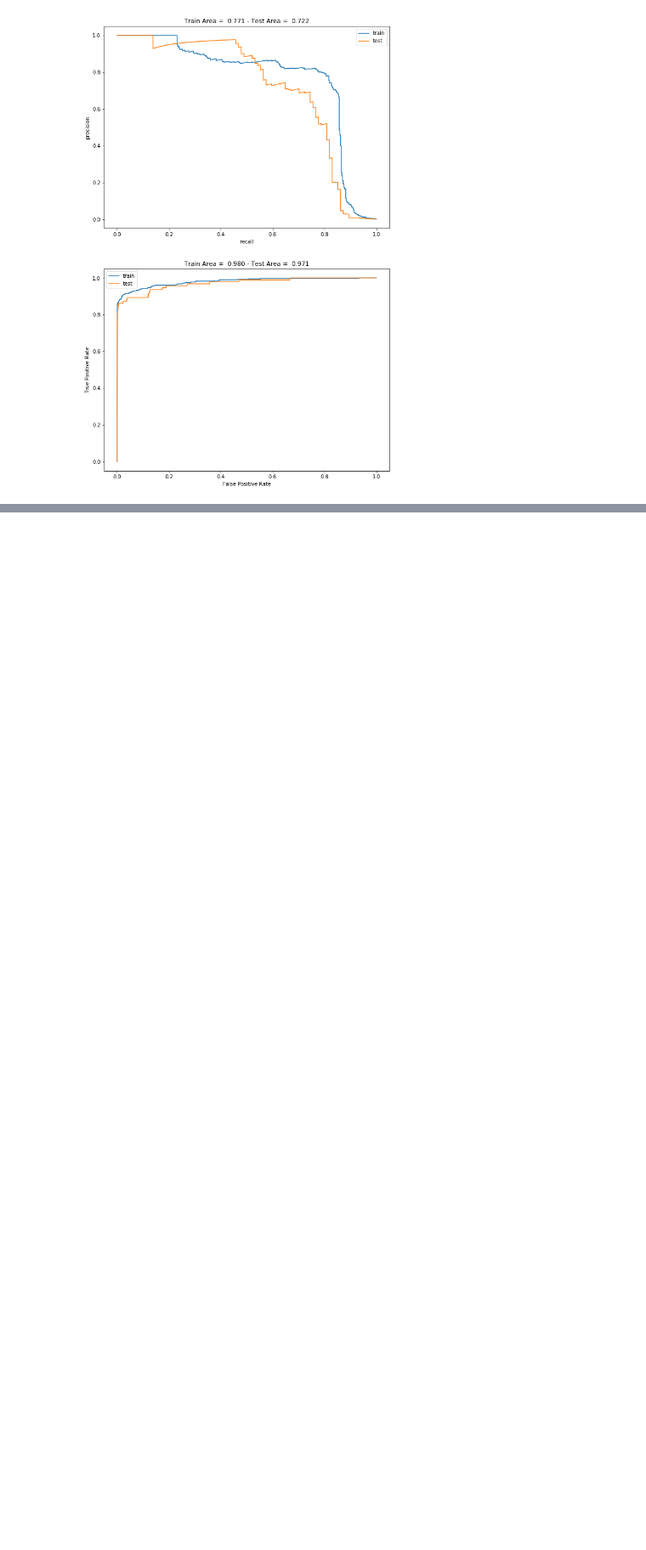
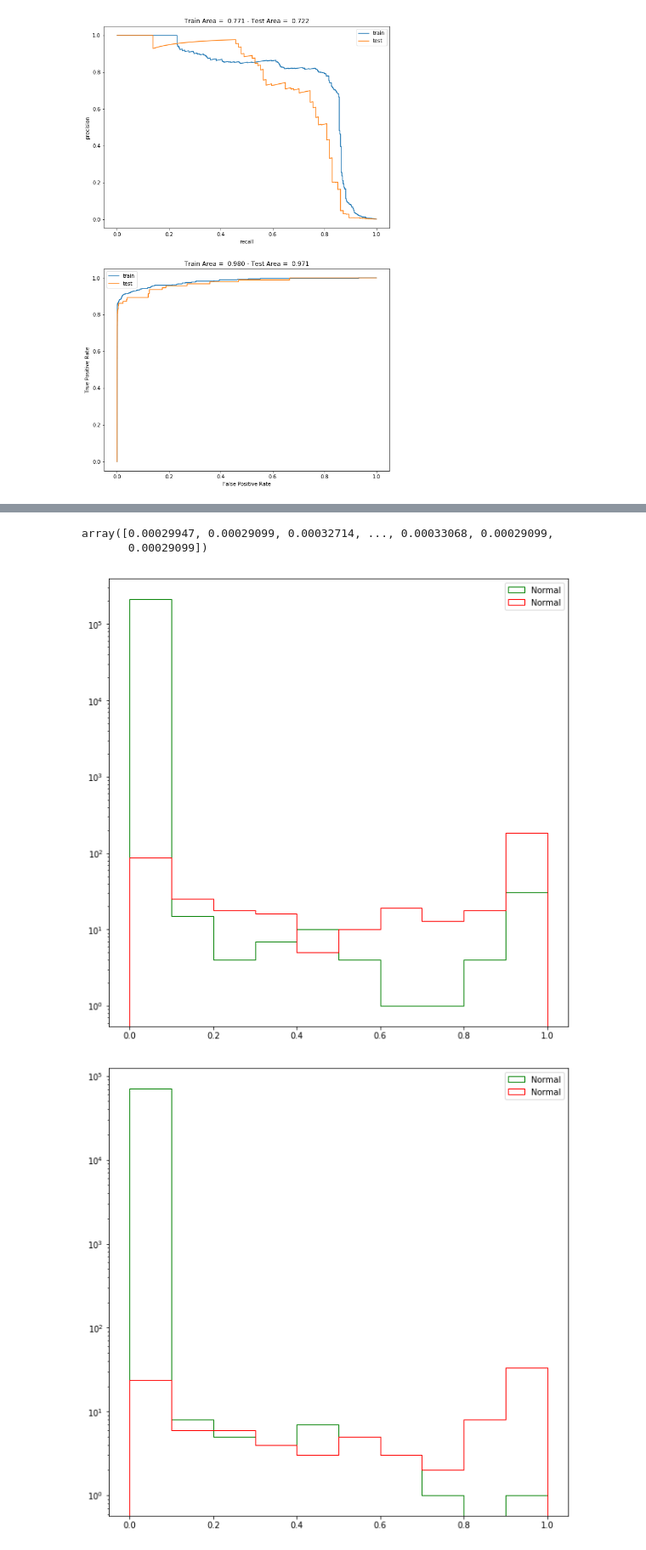
Before and after one commit to TreeinRandomForest/FraudDetectionExample, a Jupyter notebook: Credit Card Fraud Detection.ipynb, the cells around one changed output, grey strips where cells are left out. Shown at 85% size. Saved outputs shown, nothing was run; the diff lists cells and outputs as text; code cells hidden in the pictures; blank space fills up the shorter version.

```diff
--- a/Credit Card Fraud Detection.ipynb
+++ b/Credit Card Fraud Detection.ipynb
@@ -777,0 +800,11 @@ pickle.dump(model_rf, open('test.pkl', 'wb'))
+# %%
+model_rf.predict_proba(features_train)[:,1]
+# %% [output]
+array([0.00029947, 0.00029099, 0.00032714, ..., 0.00033068, 0.00029099,
+       0.00029099])
+# %%
+_ = plot_score_dist(model_logreg, features_train, target_train)
+_ = plot_score_dist(model_logreg, features_test, target_test)
+# %% [output]
+[figure, added]
+[figure, added]
```
Also changed, not shown: parts of 17 cells of this notebook.
